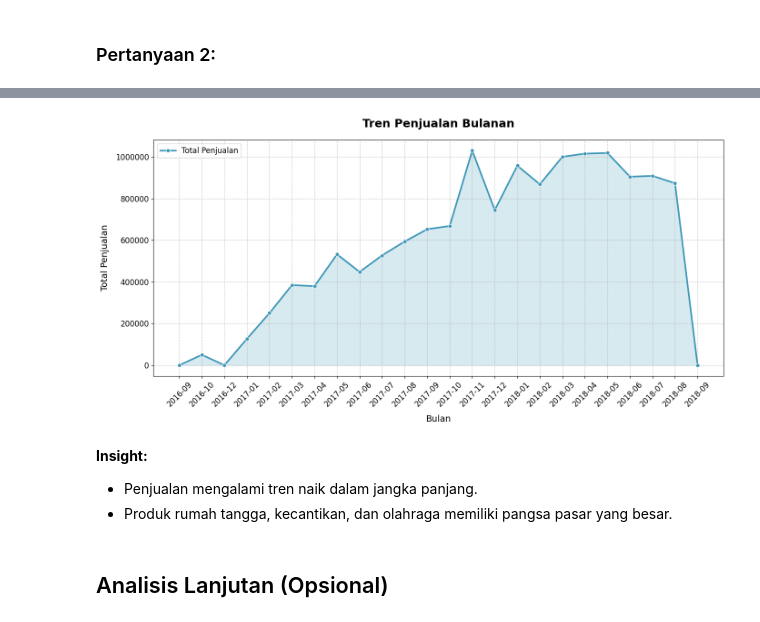
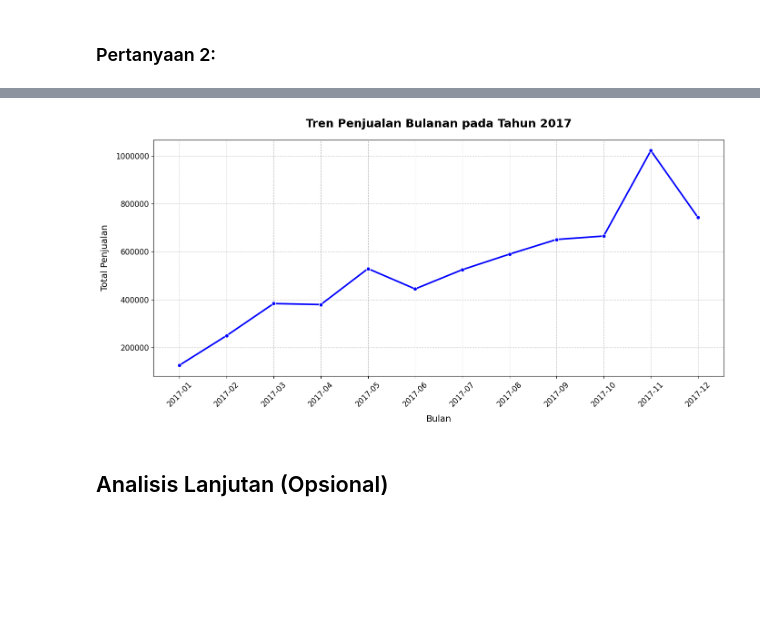
Before and after one commit to tribber93/Proyek-Analisis-Data---E-Commerce-Public-Dataset, a Jupyter notebook: Proyek Analisis Data - E-Commerce Public Dataset.ipynb, the cells around one changed output, grey strips where cells are left out. Cells and saved outputs as stored; diff of their text form; code cells hidden in the pictures; blank space fills up the shorter version.

```diff
--- a/Proyek Analisis Data - E-Commerce Public Dataset.ipynb
+++ b/Proyek Analisis Data - E-Commerce Public Dataset.ipynb
@@ -164,6 +207,9 @@ df = df.astype(dict_time_col)
 df = df.drop(columns=["review_id", "review_score", "review_comment_title",
                  "review_comment_message", "review_creation_date",
                  "review_answer_timestamp"])
+# %%
+# Menangani data duplikat
+df = df.drop_duplicates()
 # %%
 # Mengetahui perubahan tipe data
 df.info()
@@ -293,2 +350,12 @@ plt.show()
 # %% [markdown]
 ### Pertanyaan 2:
+# %%
+# Filter data untuk tahun 2017
+df_2017 = df[df['order_purchase_timestamp'].dt.year == 2017]
+# %%
+# Aggregasi total penjualan per bulan
+monthly_sales_2017 = df_2017.groupby(df_2017['order_purchase_timestamp'].dt.to_period('M'))['price'].sum().reset_index()
+
+# Mengubah periode menjadi string untuk visualisasi
+monthly_sales_2017['order_purchase_timestamp'] = monthly_sales_2017['order_purchase_timestamp'].astype(str)
+print(monthly_sales_2017)
@@ -295,49 +376,18 @@ plt.show()
 # %%
-# Tren penjualan bulanan
-# Kelompokkan data berdasarkan bulan dan hitung total penjualan
-monthly_sales = df.groupby(df['order_purchase_timestamp'].dt.to_period('M')).agg({'price': 'sum'})
-
-# Atur ukuran gambar untuk visibilitas yang lebih baik
+# Visualisasi tren penjualan bulanan
 plt.figure(figsize=(14, 7))
-
-# Atur palette warna untuk Seaborn
-colors = ["#26536f", "#3b96b7", "#749ca8", "#b6a98d", "#c78a4d", "#854927"]
-sns.set_palette(colors)
-
-# Plot data dengan warna kustom menggunakan lineplot dari Seaborn
-sns.lineplot(data=monthly_sales, x=monthly_sales.index.astype(str), y='price',
-             marker='o', linestyle='-', color=colors[1], linewidth=2.5, label='Total Penjualan')
-
-# Tambahkan area di bawah garis untuk efek visual yang lebih menarik
-plt.fill_between(monthly_sales.index.astype(str), monthly_sales['price'], color=colors[1], alpha=0.2)
-
-# Tambahkan judul dan label
-plt.title('Tren Penjualan Bulanan', fontsize=18, fontweight='bold', pad=20)
+plt.ticklabel_format(style='plain', axis='y')
+sns.lineplot(data=monthly_sales_2017, x='order_purchase_timestamp', y='price', marker='o', color='b', linewidth=2.5)
+plt.title('Tren Penjualan Bulanan pada Tahun 2017', fontsize=18, fontweight='bold', pad=20)
 plt.xlabel('Bulan', fontsize=14, labelpad=10)
 plt.ylabel('Total Penjualan', fontsize=14, labelpad=10)
-
-# Hapus format scientific notation pada sumbu y
-plt.ticklabel_format(style='plain', axis='y')
-
-# Sesuaikan ticks (label sumbu)
 plt.xticks(rotation=45, fontsize=12)
 plt.yticks(fontsize=12)
-
-# Tambahkan gridlines untuk memudahkan pembacaan
 plt.grid(visible=True, linestyle='--', alpha=0.7)
-
-# Tambahkan legenda
-plt.legend(loc='upper left', fontsize=12)
-
-# Tampilkan plot
 plt.tight_layout()
 plt.show()
 # %% [output]
-[figure, old version]
+[figure, new version]
-# %% [markdown]
-**Insight:**
-- Penjualan mengalami tren naik dalam jangka panjang.
-- Produk rumah tangga, kecantikan, dan olahraga memiliki pangsa pasar yang besar.
 # %% [markdown]
 ## Analisis Lanjutan (Opsional)
 # %% [markdown]
```
Also changed, not shown: parts of 20 cells of this notebook, 2 other files.
